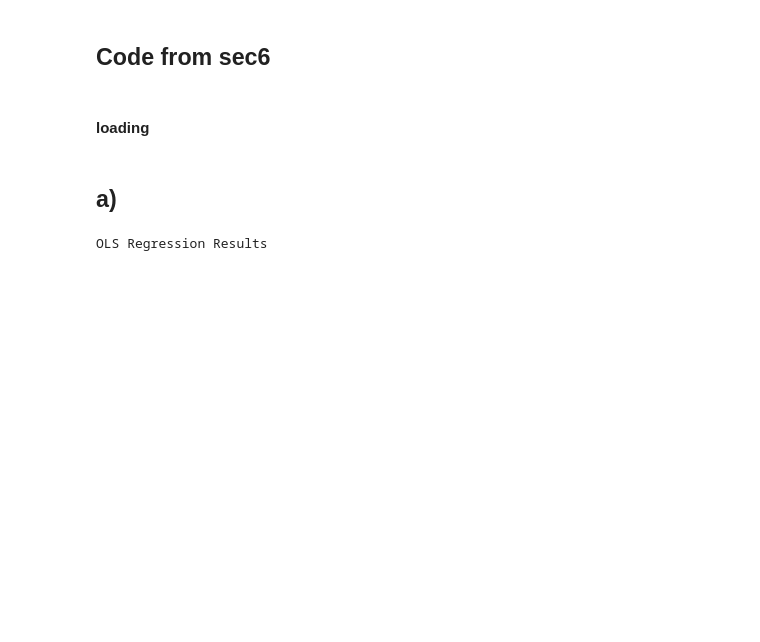
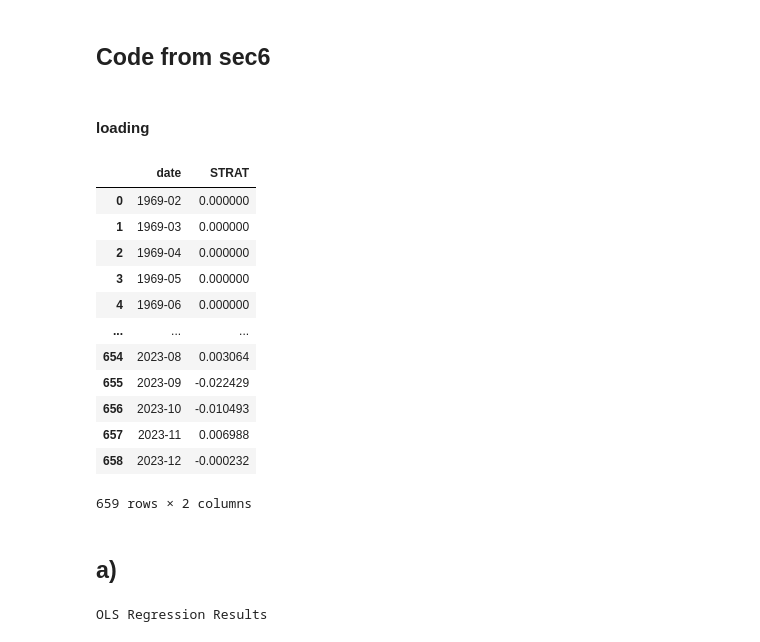
Before and after one commit to Marc-antoineallard74/Investments_project2024, a Jupyter notebook: source/section7.ipynb, the cells around one changed output. Saved outputs shown, nothing was run; the diff lists cells and outputs as text; code cells hidden in the pictures; blank space fills up the shorter version.

```diff
--- a/source/section7.ipynb
+++ b/source/section7.ipynb
@@ -55,6 +57,22 @@ iv_weights = pd.read_parquet('../data/weight/iv_weight.parquet')
 weights = strat_returns[['w_IV','w_MoM','w_BAB','date']]
 weights.columns = ['IV_weight'	,'MoM_weight'	,'bab_returns',	'date']
 strat_returns = strat_returns[['date','STRAT']]
+# %%
+strat_returns
+# %% [output]
+|  | date | STRAT |
+| 0 | 1969-02 | 0.000000 |
+| 1 | 1969-03 | 0.000000 |
+| 2 | 1969-04 | 0.000000 |
+| 3 | 1969-05 | 0.000000 |
+| 4 | 1969-06 | 0.000000 |
+| ... | ... | ... |
+| 654 | 2023-08 | 0.003064 |
+| 655 | 2023-09 | -0.022429 |
+| 656 | 2023-10 | -0.010493 |
+| 657 | 2023-11 | 0.006988 |
+| 658 | 2023-12 | -0.000232 |
+659 rows × 2 columns
 # %% [markdown]
 ## a)
 # %%
```
Also changed, not shown: parts of 3 cells of this notebook, 1 other file.
